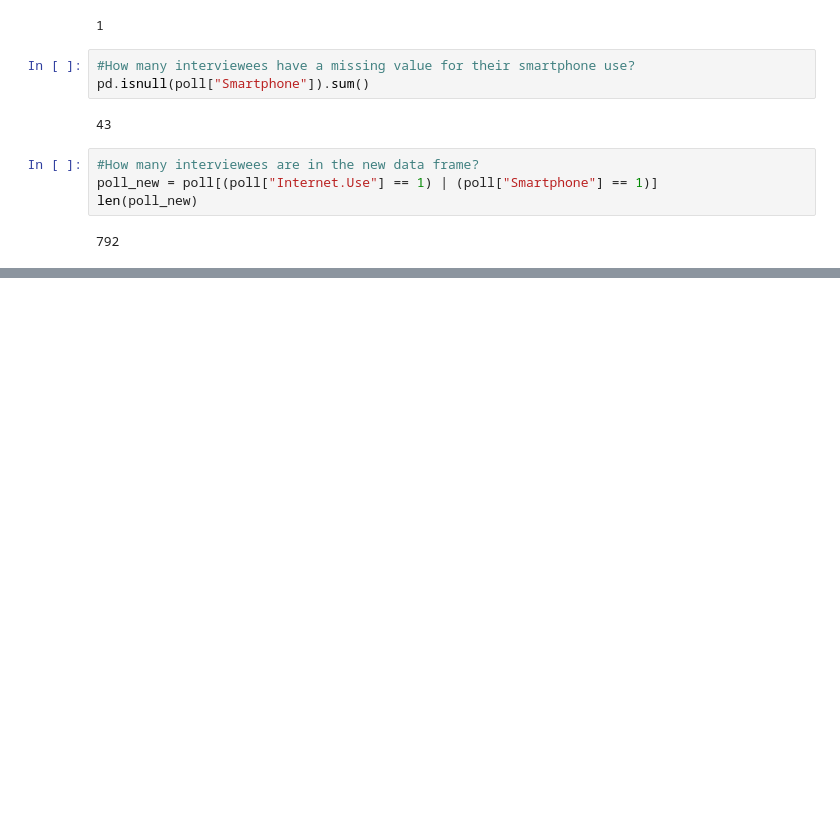
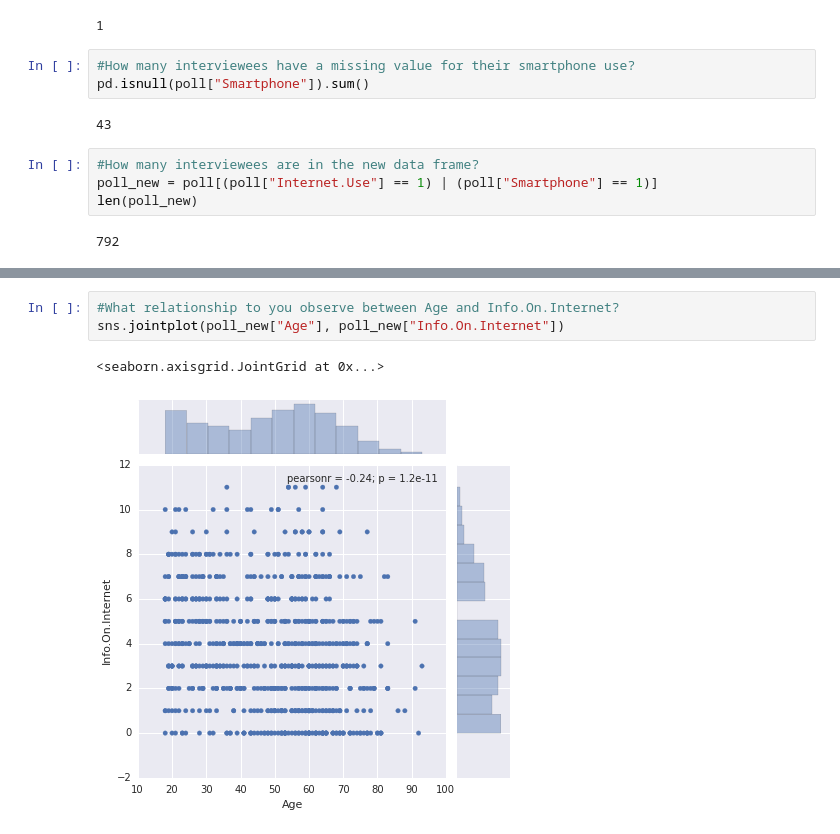
Before and after one commit to bryanyang0528/MITx-15.071x-The-Analytics-Edge, a Jupyter notebook: Unit1/unit1.ipynb, the cells around one changed output, grey strips where cells are left out. Cells and saved outputs as stored; diff of their text form; blank space fills up the shorter version.

```diff
--- a/Unit1/unit1.ipynb
+++ b/Unit1/unit1.ipynb
@@ -139,0 +211,6 @@ len(poll_new)
+# %%
+#What relationship to you observe between Age and Info.On.Internet?
+sns.jointplot(poll_new["Age"], poll_new["Info.On.Internet"])
+# %% [output]
+<seaborn.axisgrid.JointGrid at 0x...>
+[figure, added]
```
Also changed, not shown: parts of 12 cells of this notebook.
